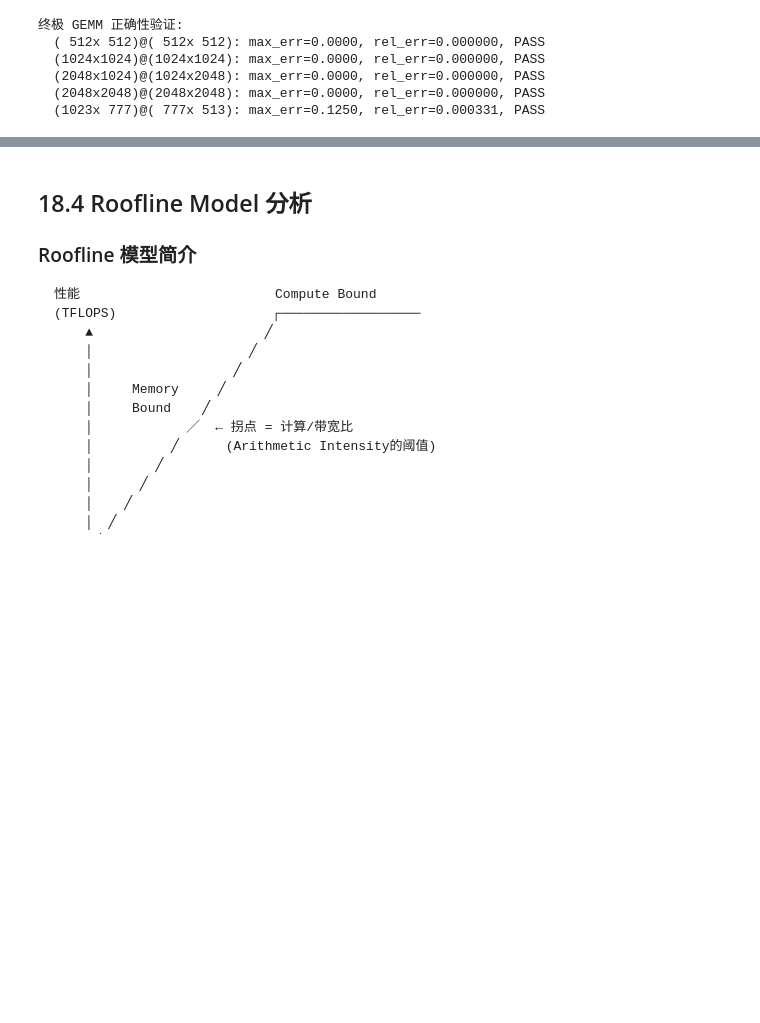
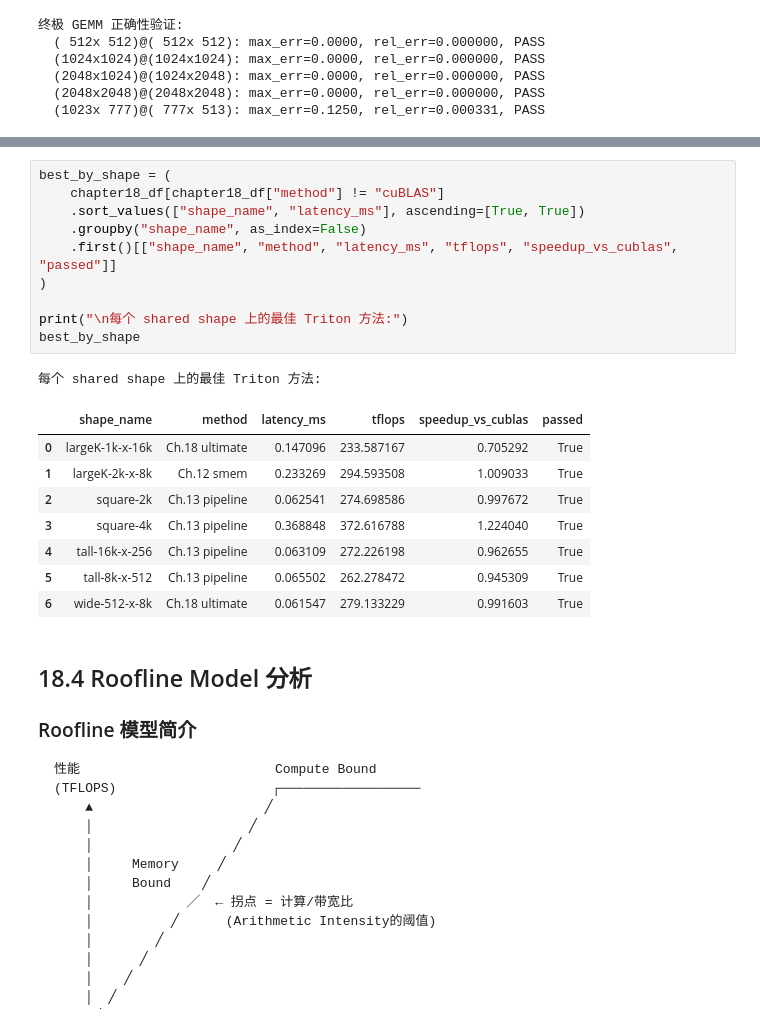
Before and after one commit to HeduAiDev/triton-tutorial, a Jupyter notebook: 03_matmul_optimization/18_matmul_ultimate.ipynb, the cells around one changed output, grey strips where cells are left out. Saved outputs shown, nothing was run; the diff lists cells and outputs as text; blank space fills up the shorter version.

```diff
--- a/03_matmul_optimization/18_matmul_ultimate.ipynb
+++ b/03_matmul_optimization/18_matmul_ultimate.ipynb
@@ -410,3 +528,23 @@ print(f"(>1.0 意味着 Triton 更快, <1.0 意味着 cuBLAS 更快)")
+# %%
+best_by_shape = (
+    chapter18_df[chapter18_df["method"] != "cuBLAS"]
+    .sort_values(["shape_name", "latency_ms"], ascending=[True, True])
+    .groupby("shape_name", as_index=False)
+    .first()[["shape_name", "method", "latency_ms", "tflops", "speedup_vs_cublas", "passed"]]
+)
+
+print("\n每个 shared shape 上的最佳 Triton 方法:")
+best_by_shape
+# %% [output]
+每个 shared shape 上的最佳 Triton 方法:
+|  | shape_name | method | latency_ms | tflops | speedup_vs_cublas | passed |
+| 0 | largeK-1k-x-16k | Ch.18 ultimate | 0.147096 | 233.587167 | 0.705292 | True |
+| 1 | largeK-2k-x-8k | Ch.12 smem | 0.233269 | 294.593508 | 1.009033 | True |
+| 2 | square-2k | Ch.13 pipeline | 0.062541 | 274.698586 | 0.997672 | True |
+| 3 | square-4k | Ch.13 pipeline | 0.368848 | 372.616788 | 1.224040 | True |
+| 4 | tall-16k-x-256 | Ch.13 pipeline | 0.063109 | 272.226198 | 0.962655 | True |
+| 5 | tall-8k-x-512 | Ch.13 pipeline | 0.065502 | 262.278472 | 0.945309 | True |
+| 6 | wide-512-x-8k | Ch.18 ultimate | 0.061547 | 279.133229 | 0.991603 | True |
 # %% [markdown]
 ## 18.4 Roofline Model 分析
 
```
Also changed, not shown: parts of 13 cells of this notebook, 11 other files.
